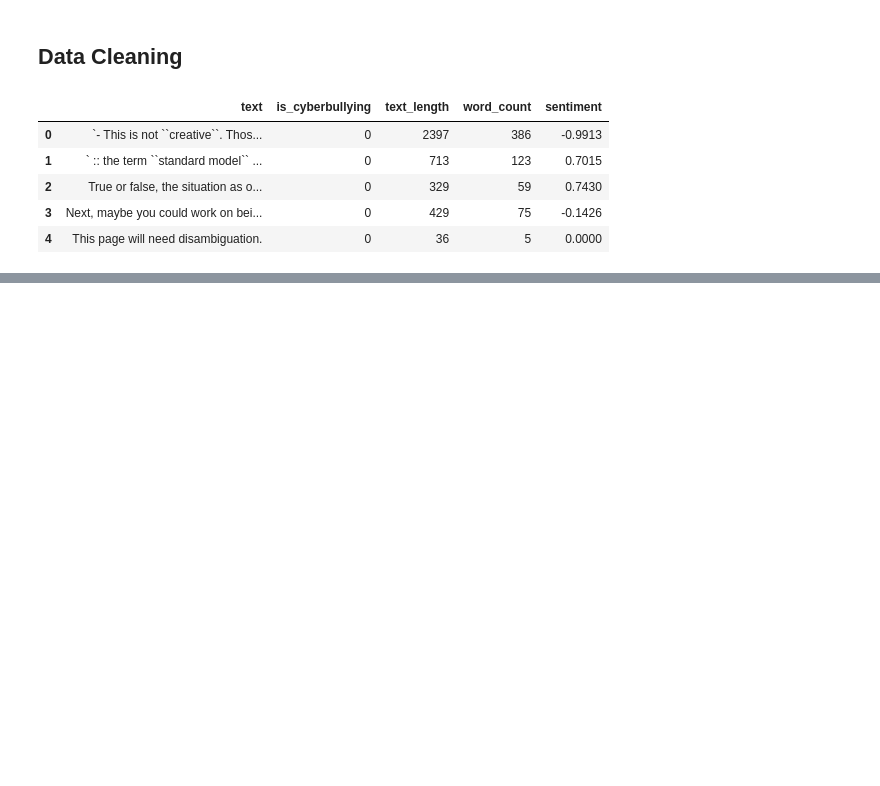
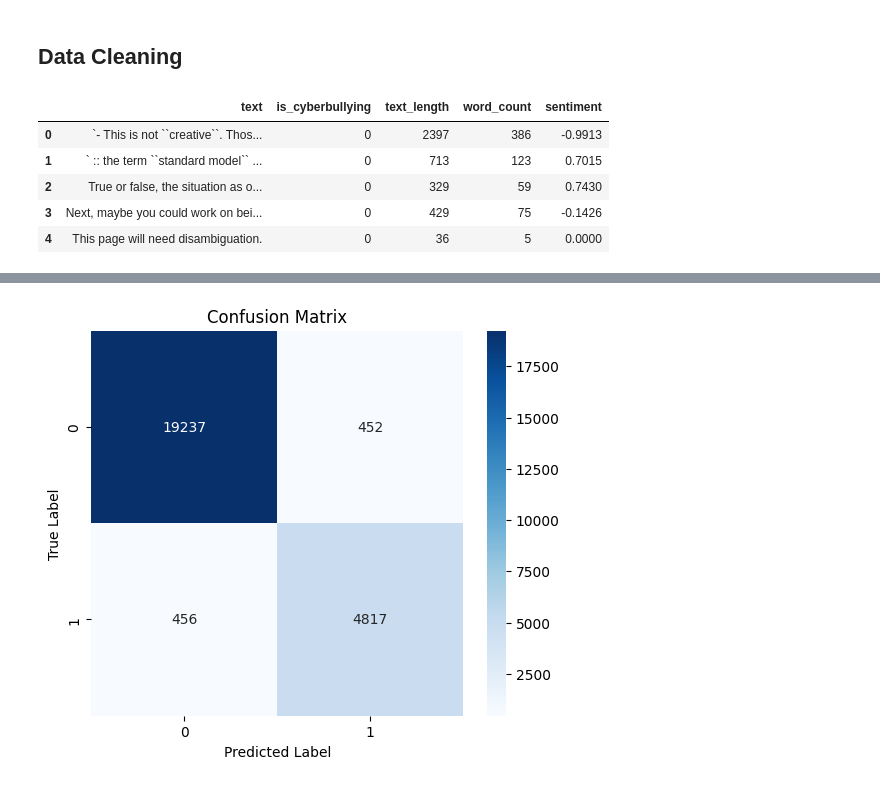
Before and after one commit to otuemre/AdvancedCyberbullyingDetection, a Jupyter notebook: notebooks/AdvancedCyberbullyingDetection.ipynb, the cells around one changed output, grey strips where cells are left out. Cells and saved outputs as stored; diff of their text form; code cells hidden in the pictures; blank space fills up the shorter version.

Commit message:
Complete Model Training and Testing

```diff
--- a/notebooks/AdvancedCyberbullyingDetection.ipynb
+++ b/notebooks/AdvancedCyberbullyingDetection.ipynb
@@ -512,0 +559,5 @@ df.head()
+# %%
+MODEL_NAME = "bert-base-uncased"
+tokenizer = AutoTokenizer.from_pretrained(MODEL_NAME)
+
+MAX_LEN = 256
@@ -512,0 +593,4 @@ df.head()
+# %%
+train_dataset.set_format(type="torch", columns=["input_ids", "attention_mask", "label"])
+val_dataset.set_format(type="torch", columns=["input_ids", "attention_mask", "label"])
+test_dataset.set_format(type="torch", columns=["input_ids", "attention_mask", "label"])
@@ -512,0 +613,5 @@ df.head()
+# %%
+model = AutoModelForSequenceClassification.from_pretrained(
+    MODEL_NAME,
+    num_labels=2
+)
@@ -512,0 +685,2 @@ df.head()
+# %%
+trainer.train()
@@ -512,0 +737,28 @@ df.head()
+# %%
+# Get predictions
+pred = trainer.predict(test_dataset)
+logits = pred.predictions
+y_pred = np.argmax(logits, axis=1)
+y_true = pred.label_ids
+
+# Compute confusion matrix dynamically
+cm = confusion_matrix(y_true, y_pred)
+
+# Get unique class labels automatically
+classes = np.unique(y_true)
+
+plt.figure(figsize=(6,5))
+sns.heatmap(
+    cm,
+    annot=True,
+    fmt="d",
+    cmap="Blues",
+    xticklabels=classes,
+    yticklabels=classes
+)
+
+plt.xlabel("Predicted Label")
+plt.ylabel("True Label")
+plt.title("Confusion Matrix")
+plt.show()
+# %% [output]
@@ -512,0 +766 @@ df.head()
+[figure, added]
```
Also changed, not shown: parts of 19 cells of this notebook.
